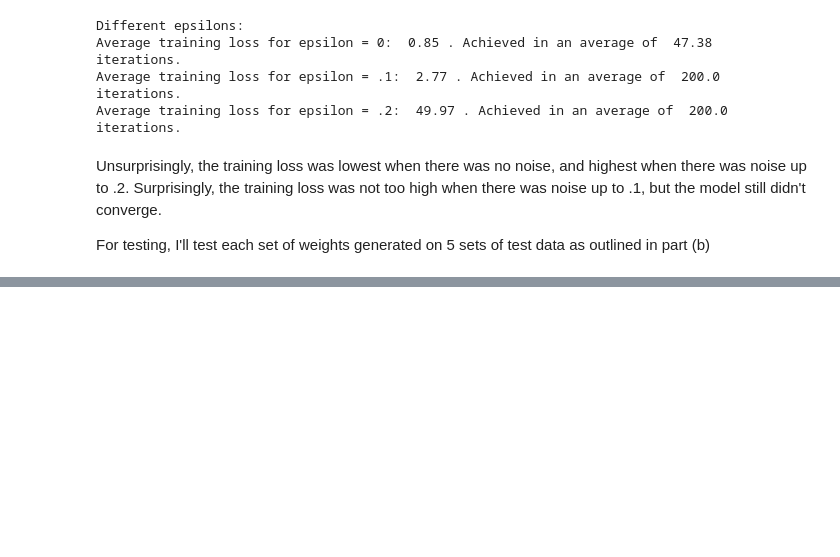
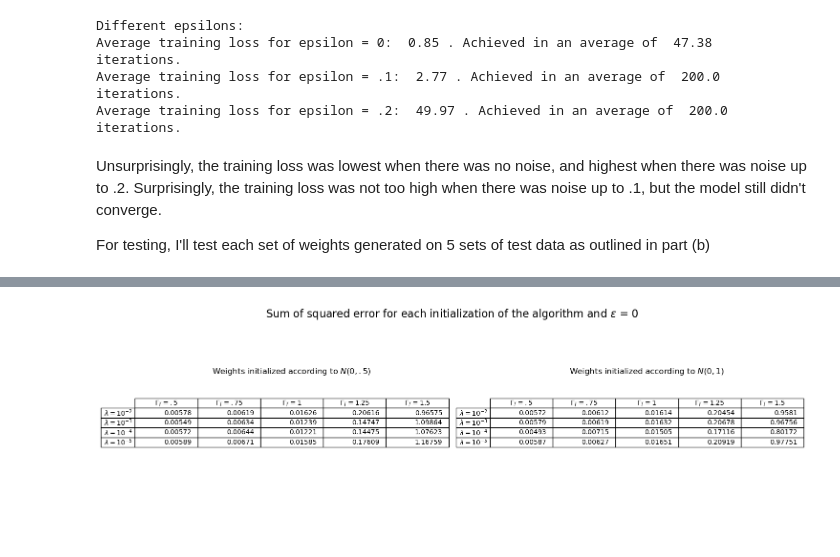
Before and after one commit to pritchardhenry/NonLinearLS, a Jupyter notebook: solution.ipynb, the cells around one changed output, grey strips where cells are left out. Saved outputs shown, nothing was run; the diff lists cells and outputs as text; code cells hidden in the pictures; blank space fills up the shorter version.

```diff
--- a/solution.ipynb
+++ b/solution.ipynb
@@ -724,22 +725,3 @@ Average training loss for epsilon = .2:  49.97 . Achieved in an average of  200.
 Unsurprisingly, the training loss was lowest when there was no noise, and highest when there was noise up to .2. Surprisingly, the training loss was not too high when there was noise up to .1, but the model still didn't converge.
 
 For testing, I'll test each set of weights generated on 5 sets of test data as outlined in part (b)
-# %%
-rtest_x, rtest_y = calc_rand_test(100, [.5, .75, 1, 1.25, 1.5], lambda x_1, x_2, x_3: x_1*x_2 +x_3)
-rweights_05 =
-cweights_01 = [cweights_21, cweights_31, cweights_41, cweights_51]
-cweights_02 = [cweights_22, cweights_32, cweights_42, cweights_52]
-cerror_05 = []
-cerror_01 = []
-cerror_02 = []
-for i in range(4):
-    e05 = []
-    e01 = []
-    e02 = []
-    for j in range(5):
-        e05.append(squared_error(ctest_x[j], ctest_y[j], cweights_05[i]))
-        e01.append(squared_error(ctest_x[j], ctest_y[j], cweights_01[i]))
-        e02.append(squared_error(ctest_x[j], ctest_y[j], cweights_02[i]))
-    cerror_05.append(e05)
-    cerror_01.append(e01)
-    cerror_02.append(e02)
@@ -745,0 +770,62 @@ for i in range(4):
+# %%
+columns = ["$\Gamma_T = .5$", "$\Gamma_T = .75$", "$\Gamma_T = 1$", "$\Gamma_T = 1.25$", "$\Gamma_T = 1.5$"]
+rows = ["$\lambda = 10^{-2}$", "$\lambda = 10^{-3}$", "$\lambda = 10^{-4}$", "$\lambda = 10^{-5}$"]
+r005_error = np.array(r005_error)
+r001_error = np.array(r001_error)
+r105_error = np.array(r105_error)
+r101_error = np.array(r101_error)
+r205_error = np.array(r205_error)
+r201_error = np.array(r201_error)
+r005_error = np.round(r005_error, 5)
+r001_error = np.round(r001_error, 5)
+r105_error = np.round(r105_error, 5)
+r101_error = np.round(r101_error, 5)
+r205_error = np.round(r205_error, 5)
+r201_error = np.round(r201_error, 5)
+fig1, ax1 = plt.subplots(1, 2, figsize=(15, 5))
+
+ax1[0].axis('tight')
+ax1[0].axis('off')
+ax1[0].table(cellText=r005_error, rowLabels=rows, colLabels=columns, loc='center')
+ax1[0].set_title("Weights initialized according to $N(0,.5)$", y= .7)
+
+ax1[1].axis('tight')
+ax1[1].axis('off')
+ax1[1].table(cellText=r001_error, rowLabels=rows, colLabels=columns, loc='center')
+ax1[1].set_title("Weights initialized according to $N(0,1)$", y= .7)
+
+plt.tight_layout()
+fig1.suptitle("Sum of squared error for each initialization of the algorithm and $\epsilon$ = 0", fontsize=16)
+
+fig2, ax2 = plt.subplots(1, 2, figsize=(15, 5))
+
+ax2[0].axis('tight')
+ax2[0].axis('off')
+ax2[0].table(cellText=r105_error, rowLabels=rows, colLabels=columns, loc='center')
+ax2[0].set_title("Weights initialized according to $N(0,.5)$", y= .7)
+
+ax2[1].axis('tight')
+ax2[1].axis('off')
+ax2[1].table(cellText=r101_error, rowLabels=rows, colLabels=columns, loc='center')
+ax2[1].set_title("Weights initialized according to $N(0,1)$", y= .7)
+
+plt.tight_layout()
+fig2.suptitle("Sum of squared error for each initialization of the algorithm and $\epsilon$ = .1:", fontsize=16)
+
+fig3, ax3 = plt.subplots(1, 2, figsize=(15, 5))
+
+ax3[0].axis('tight')
+ax3[0].axis('off')
+ax3[0].table(cellText=r205_error, rowLabels=rows, colLabels=columns, loc='center')
+ax3[0].set_title("Weights initialized according to $N(0,.5)$", y= .7)
+
+ax3[1].axis('tight')
+ax3[1].axis('off')
+ax3[1].table(cellText=r201_error, rowLabels=rows, colLabels=columns, loc='center')
+ax3[1].set_title("Weights initialized according to $N(0,1)$", y= .7)
+
+plt.tight_layout()
+fig3.suptitle("Sum of squared error for each initialization of the algorithm and $\epsilon$ = .2:", fontsize=16)
+plt.show()
+# %% [output]
+[figure, added]
```
Also changed, not shown: parts of 7 cells of this notebook.
